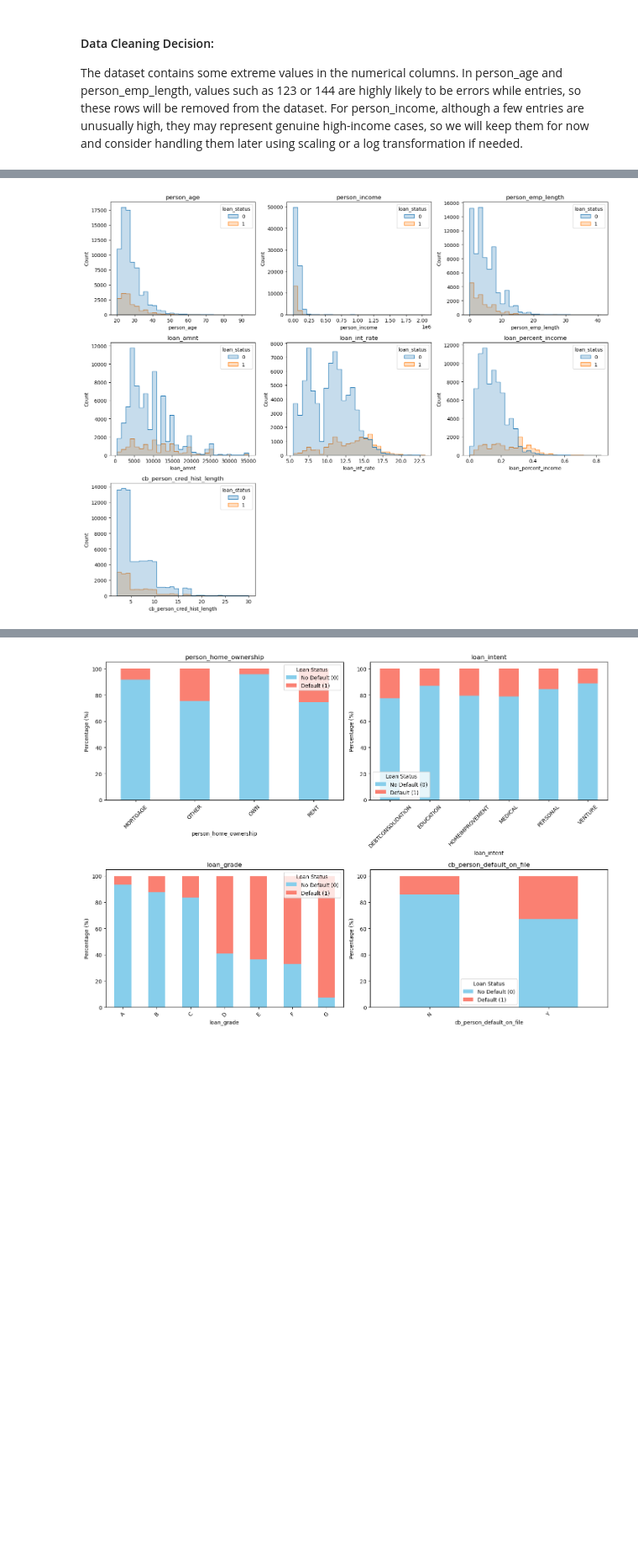
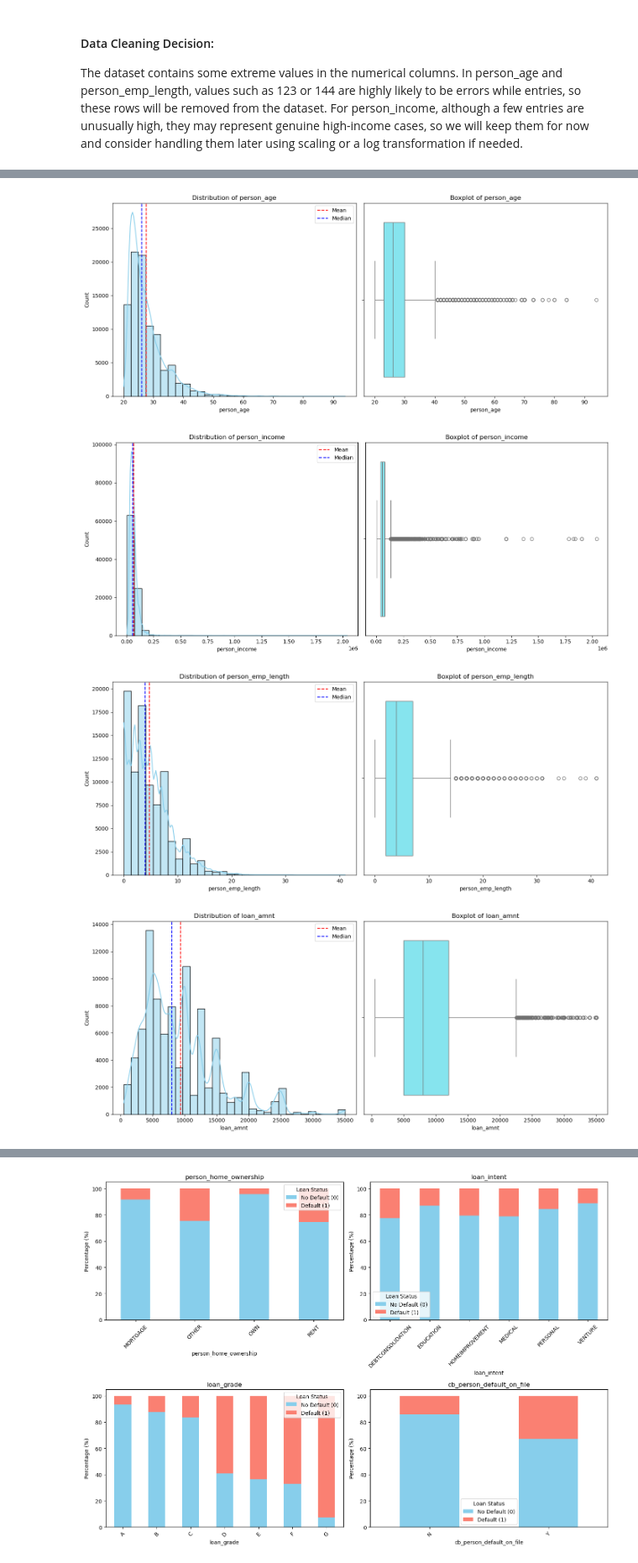
Before and after one commit to aymankhan555/loan_approval_prediction, a Jupyter notebook: notebooks/1.EDA_&_cleaning.ipynb, the cells around one changed output, grey strips where cells are left out. Shown at 84% size. Saved outputs shown, nothing was run; the diff lists cells and outputs as text; code cells hidden in the pictures; blank space fills up the shorter version.

```diff
--- a/notebooks/1.EDA_&_cleaning.ipynb
+++ b/notebooks/1.EDA_&_cleaning.ipynb
@@ -186,14 +188,17 @@ Numerical Columns: ['person_age', 'person_income', 'person_emp_length', 'loan_am
 # %%
-# Target variable distribution
-plt.figure(figsize=(6,4))
+fig , axes = plt.subplots(1,2, figsize=(14,6))
 
-sns.countplot(data=df, x="loan_status")
+colors = ['skyblue', 'salmon']
+sns.countplot(data=df,x='loan_status', ax=axes[0], palette=colors,hue='loan_status')
+axes[0].set_title('Distribution of Loan Status')
+axes[0].set_xlabel('Loan Status')
+axes[0].set_ylabel('Count')
+axes[0].legend(title='Loan Status', labels=['NO Default (0)', 'Default (1)'])
 
-plt.title("Loan Default Distribution")
-plt.xlabel("Loan Status (0 = No Default, 1 = Default)")
-plt.ylabel("Count")
+status_counts = df['loan_status'].value_counts().sort_index()
+axes[1].pie(status_counts, labels=["NO Default (0)", "Default (1)"], autopct='%1.2f%%', colors=colors, startangle=90)
+axes[1].set_title('Loan Status Proportion')
 
+plt.tight_layout()
 plt.show()
-
-print("Default Rate:", df["loan_status"].mean()*100,"%")
 # %% [output]
@@ -204,25 +222,32 @@ Target is not balanced
 # %%
 num_cols = [
 'person_age','person_income','person_emp_length','loan_amnt','loan_int_rate',
 'loan_percent_income','cb_person_cred_hist_length'
 ]
 
-n_cols = 3
-n_rows = (len(num_cols)+n_cols-1)//n_cols
+for col in num_cols:
+    fig, axes = plt.subplots(1, 2, figsize=(14,6))
 
-fig, axes = plt.subplots(n_rows, n_cols, figsize=(15, n_rows*4))
-axes = axes.ravel()
+    # Histogram
+    sns.histplot(data=df, x=col, kde=True, ax=axes[0], color='skyblue',bins=30)
 
-for i,col in enumerate(num_cols):
+    mean_value = df[col].mean()
+    median_value = df[col].median()
 
-    sns.histplot(data=df, x=col, hue="loan_status",bins=30, ax=axes[i], element="step")
+    axes[0].axvline(mean_value, color='red', linestyle='--', label="Mean")
+    axes[0].axvline(median_value, color='blue', linestyle='--', label="Median")
 
-    axes[i].set_title(col)
+    axes[0].set_title(f'Distribution of {col}')
+    axes[0].legend()
 
-for j in range(i+1,len(axes)):
-    axes[j].remove()
+    # Boxplot (fixed color)
+    sns.boxplot(data=df, x=col, color='#75F2FF', ax=axes[1])
+    axes[1].set_title(f'Boxplot of {col}')
 
-plt.tight_layout()
-plt.show()
+    plt.tight_layout()
+    plt.show()
 # %% [output]
-[figure, old version]
+[figure, new version]
+[figure, added]
+[figure, added]
+[figure, added]
```
Also changed, not shown: parts of 18 cells of this notebook.
